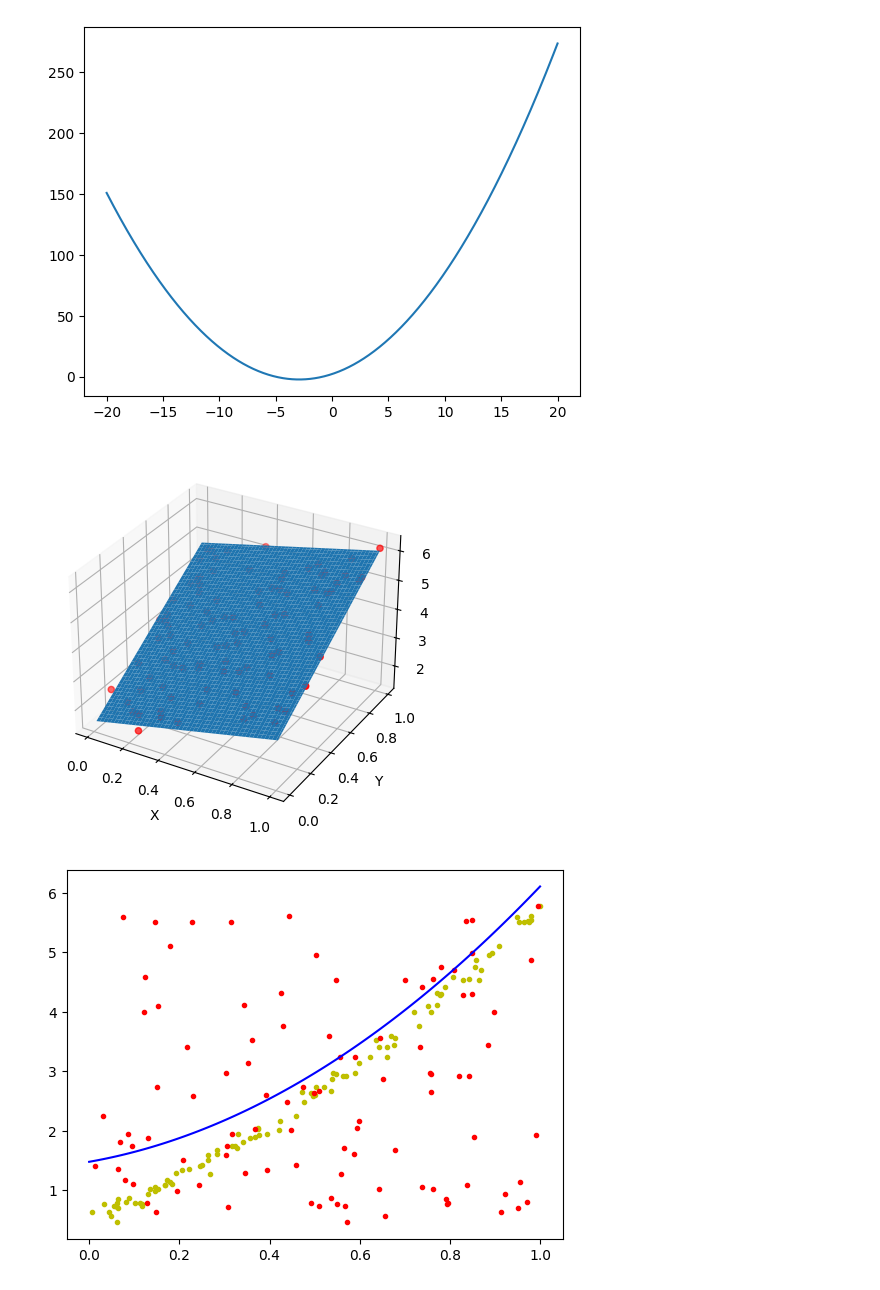
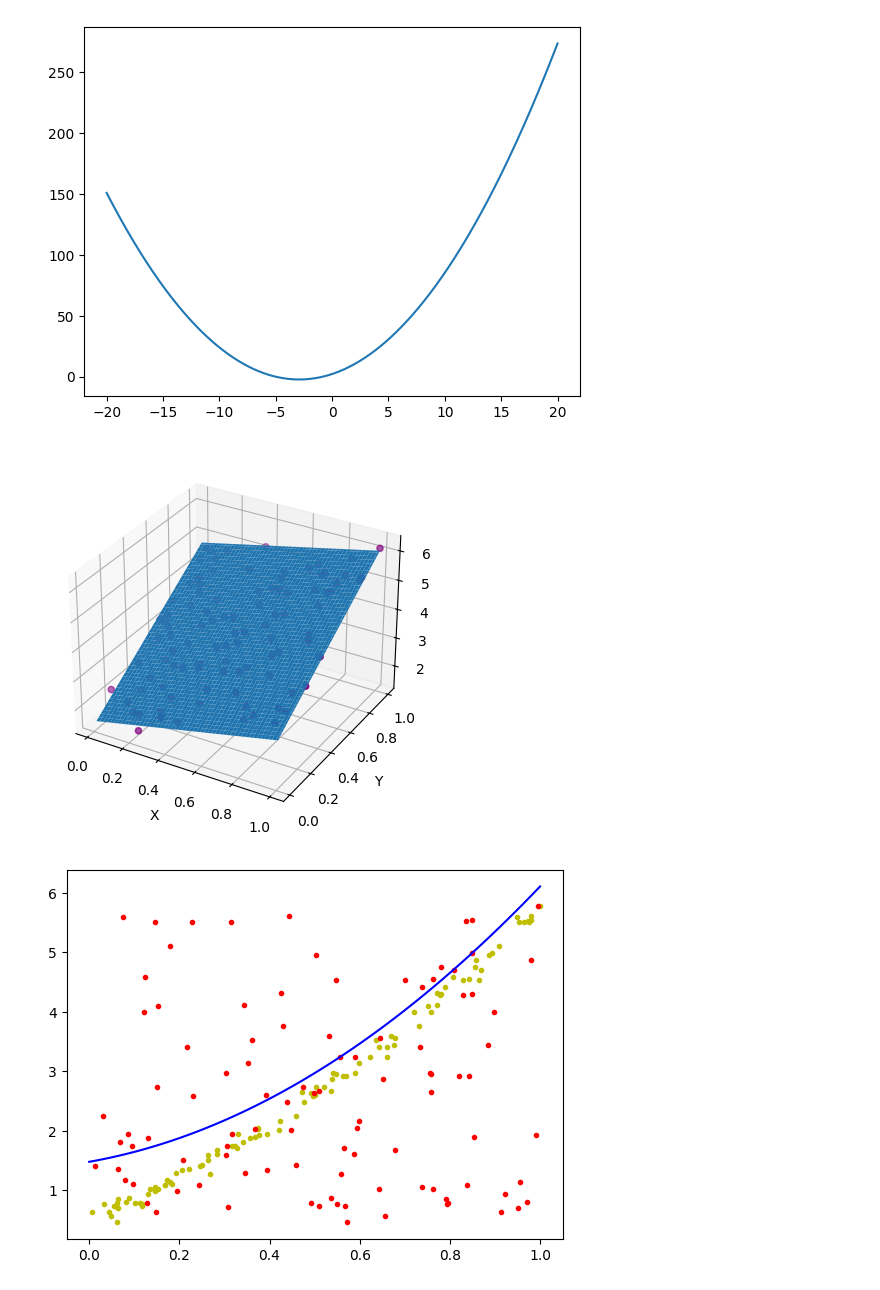
Before and after one commit to caueSordi/lista_5_calc_num, a Jupyter notebook: lista_05.ipynb, the cells around one changed output. Drawn from its saved outputs; the diff is of its cells as text; code cells hidden in the pictures.

```diff
--- a/lista_05.ipynb
+++ b/lista_05.ipynb
@@ -163,42 +203,46 @@ plt.plot(x_graph, y_graph)
 # %%
 A = np.zeros(shape=(100,3))
 At = np.zeros(shape=(100,3))
-A[:, 0] = 1
-A[:, 1] = c1
-A[:, 2] = c2
+A[:, 0] = 1 #constante
+A[:, 1] = c1 # termo linear var 1 x
+A[:, 2] = c2 # termo linear var 2 y
 
 # B = A^t @ A => matriz quadrada
-A_t=np.transpose(A)
-B=A_t@A
+A_t=np.transpose(A) #transposta de A
+B=A_t@A # produto matricial
 
 # A^t Ac = A^t y -> Bc = A^t @ y
+#vetor resposta
 y = np.zeros(shape=(100,1))
 y[:,0] = c4
 
-c = np.linalg.solve(B,(A_t@y))
 
-x = np.linspace(min(data[:,0]), max(data[:,0]), 100)
+c = np.linalg.solve(B,(A_t@y))  #coeficientes
+
+x = np.linspace(min(data[:,0]), max(data[:,0]), 100) #cria 100 pontos entre os valores mínimos e máximos de x e y
 y = np.linspace(min(data[:,1]), max(data[:,1]), 100)
+# cria 100 pontos entre os valores mínimos e máximos de x e y
 
 x = np.tile(x, (100, 1))
 y = np.tile(y, (100, 1)).T
+#cria grades 2d pelo tile
 
-
+#regressão linear nos pontos da grade
 z = c[0] + x * c[1] + y * c[2]
 
 fig = plt.figure()
 ax = fig.add_subplot(projection='3d')
 
-ax.scatter(data[:,0], data[:,1], data[:,3], color = 'red')
+ax.scatter(data[:,0], data[:,1], data[:,3], color = 'purple')
 ax.plot_surface(x,y,z)
 
 ax.set_xlabel('X')
 ax.set_ylabel('Y')
 ax.set_zlabel('F(x,y)')
 
 plt.show()
 # %% [output]
-[figure, old version]
+[figure, new version]
 # %%
 x = y = np.linspace(0, 1, 100)
 
```
Also changed, not shown: parts of 28 cells of this notebook.
